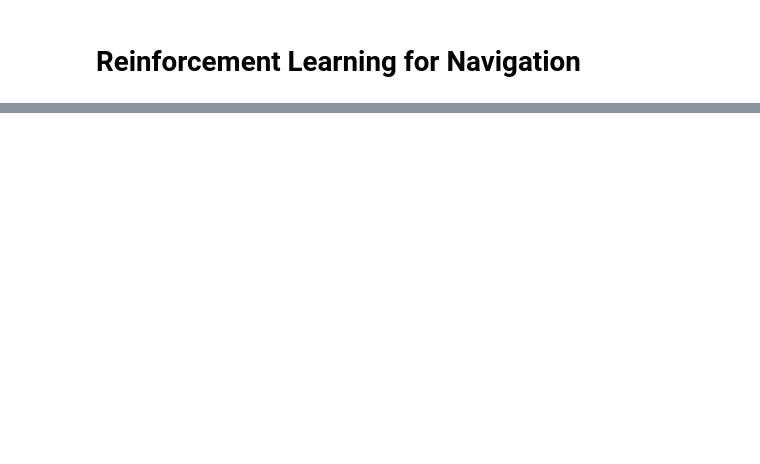
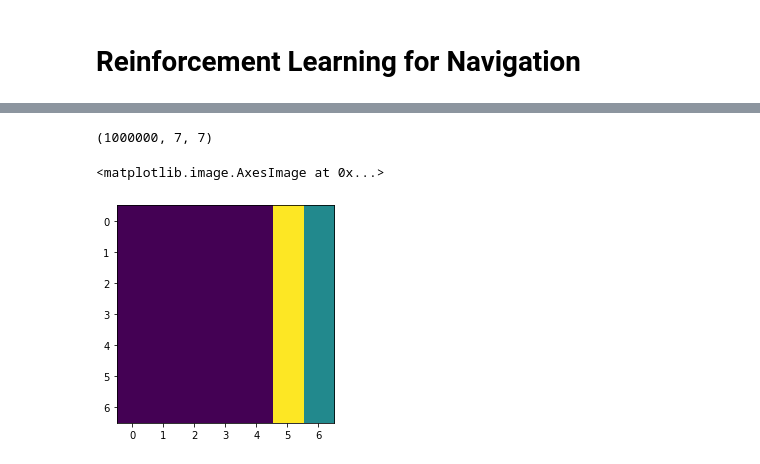
Before and after one commit to batu/RLAgency, a Jupyter notebook: experiment_notebook.ipynb, the cells around one changed output, grey strips where cells are left out. Saved outputs shown, nothing was run; the diff lists cells and outputs as text; code cells hidden in the pictures; blank space fills up the shorter version.

```diff
--- a/experiment_notebook.ipynb
+++ b/experiment_notebook.ipynb
@@ -26,0 +36,13 @@ from pathlib import Path
+# %%
+observations = np.load('observation505_fixed.npy')
+observations = observations.squeeze()
+
+vector_size = 19
+whisker_size = 26 + 6
+depth_size = 55 - 6
+occupancy_size = 405
+
+vector_end = vector_size
+whisker_end = vector_end + whisker_size
+depth_end = whisker_end + depth_size
+occupancy_end = depth_end + occupancy_size
@@ -26,0 +51,11 @@ from pathlib import Path
+# %%
+index = 30
+
+vec_obs = observations[:, 0:vector_end]
+whisker_obs = observations[:, vector_end:whisker_end]
+depth_obs = observations[:, whisker_end:depth_end]
+occupancy_obs = observations[:, depth_end:occupancy_end]
+
+# print(vec_obs, whisker_obs, depth_obs, occupancy_obs)
+# print(vec_obs.shape, whisker_obs.shape, depth_obs.shape, occupancy_obs.shape)
+print(vec_obs.shape[1]+ whisker_obs.shape[1]+ depth_obs.shape[1] + occupancy_obs.shape[1])
@@ -26,0 +80,11 @@ from pathlib import Path
+# %%
+depth_obs.shape
+depth_obs_2d = depth_obs.reshape(-1, 7, 7)  ### Occupancy Grid
+depth_obs_2d.shape
+# %% [output]
+(1000000, 7, 7)
+# %%
+imshow(depth_obs_2d[0])
+# %% [output]
+<matplotlib.image.AxesImage at 0x...>
+[figure, added]
```
Also changed, not shown: parts of 51 cells of this notebook, 9 other files.
